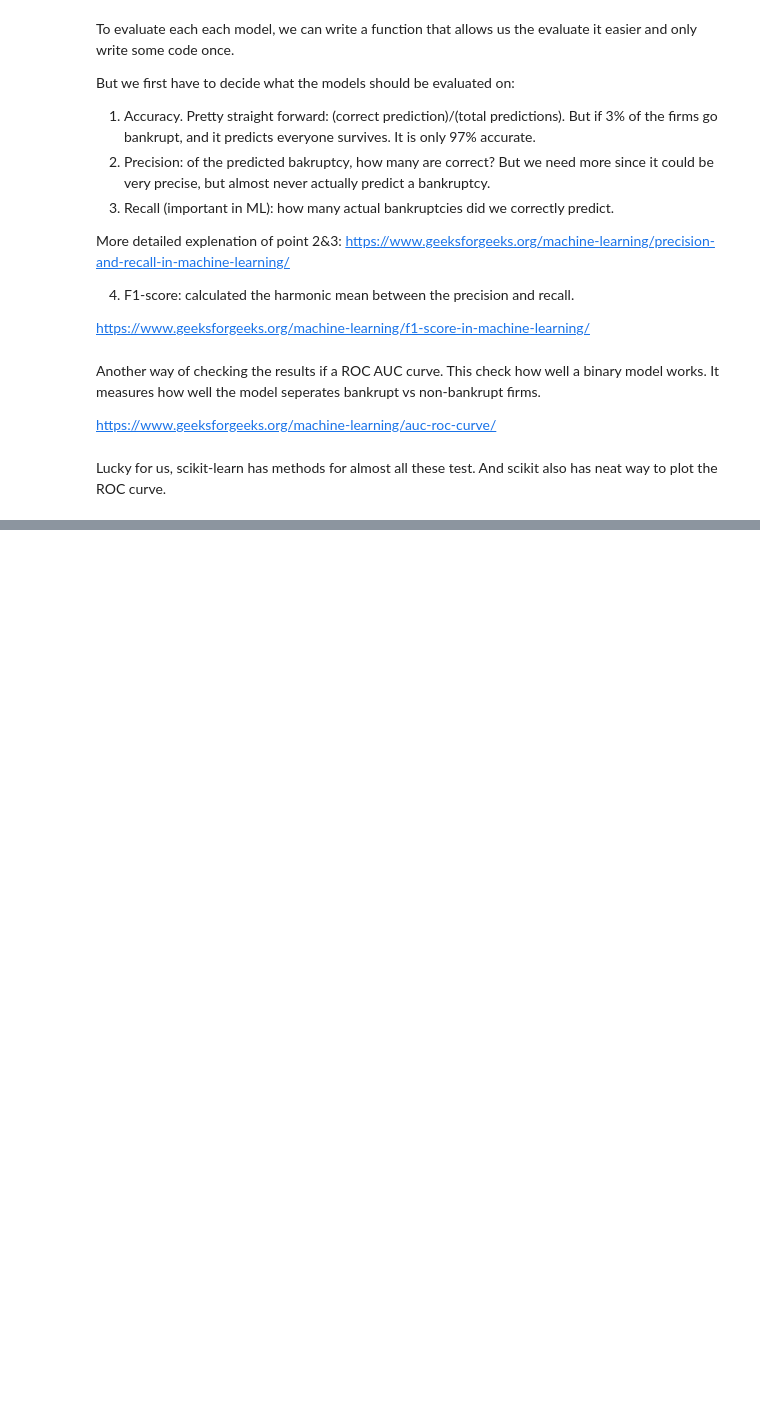
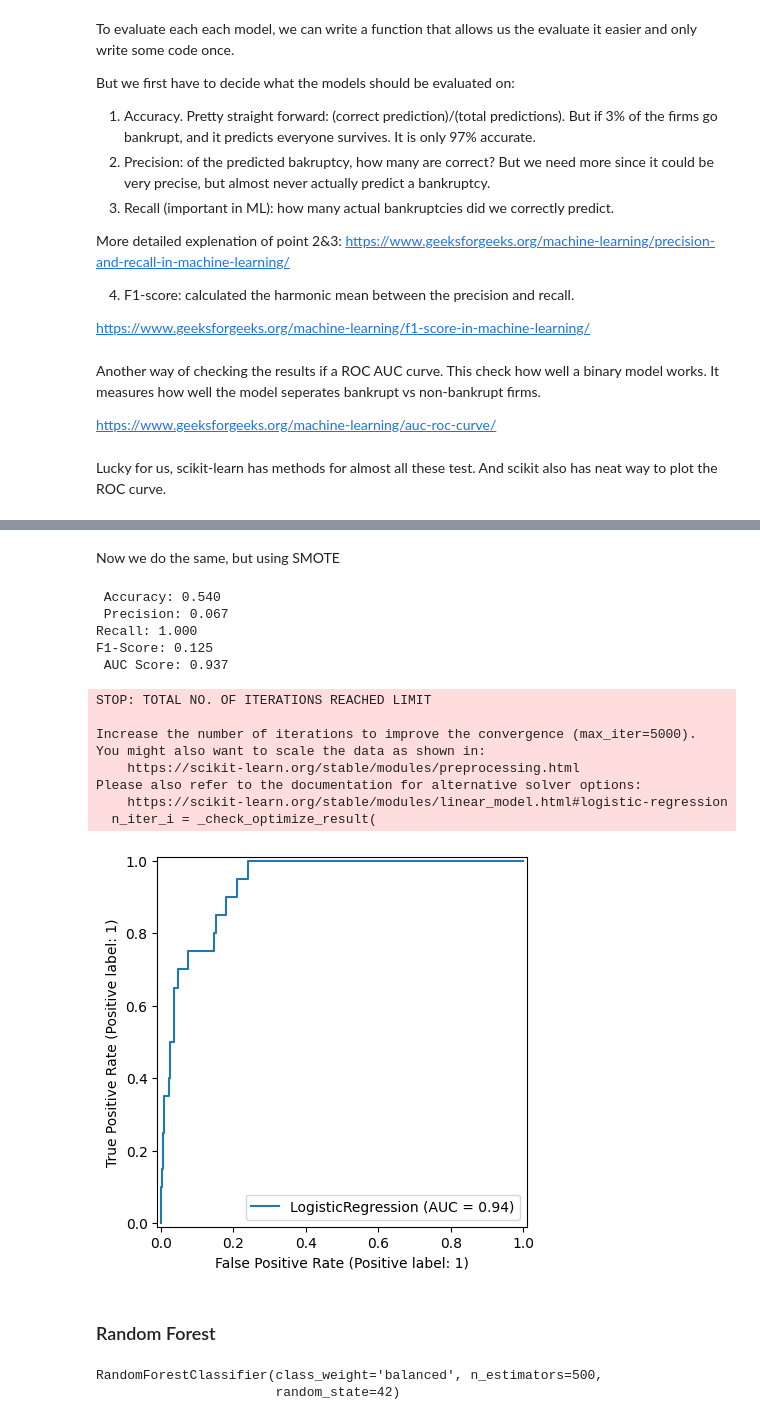
Before and after one commit to Vincent2308/Corporate-Bankruptcy, a Jupyter notebook: notebooks/week2/polish_model.ipynb, the cells around one changed output, grey strips where cells are left out. Cells and saved outputs as stored; diff of their text form; code cells hidden in the pictures; blank space fills up the shorter version.

```diff
--- a/notebooks/week2/polish_model.ipynb
+++ b/notebooks/week2/polish_model.ipynb
@@ -56 +60,8 @@ x_train, x_test, y_train, y_test =  train_test_split(x, y, test_size = 0.2, stra
+# %%
+from sklearn.preprocessing import StandardScaler
+
+scaler = StandardScaler()
+
+x_train_sc = scaler.fit_transform(x_train)
+x_test_sc  = scaler.transform(x_test)
 # %% [markdown]
@@ -118,0 +221,34 @@ def evaluate_model(model, x_test, y_test):
+# %% [markdown]
+Now we do the same, but using SMOTE
+# %%
+lr_sm = LogisticRegression(max_iter = 5000)
+lr_sm.fit(x_train_sc_sm, y_train_sm)
+
+evaluate_model(lr_sm, x_test_sc, y_test)
+# %% [output]
+ Accuracy: 0.540
+ Precision: 0.067
+Recall: 1.000
+F1-Score: 0.125
+ AUC Score: 0.937
+STOP: TOTAL NO. OF ITERATIONS REACHED LIMIT
+
+Increase the number of iterations to improve the convergence (max_iter=5000).
+You might also want to scale the data as shown in:
+    https://scikit-learn.org/stable/modules/preprocessing.html
+Please also refer to the documentation for alternative solver options:
+    https://scikit-learn.org/stable/modules/linear_model.html#logistic-regression
+  n_iter_i = _check_optimize_result(
+[figure, added]
+# %% [markdown]
+### Random Forest
+# %%
+#https://scikit-learn.org/stable/modules/generated/sklearn.ensemble.RandomForestClassifier.html#sklearn.ensemble.RandomForestClassifier
+from sklearn.ensemble import RandomForestClassifier
+
+rf = RandomForestClassifier(n_estimators = 500, class_weight = "balanced", random_state = 42)
+
+rf.fit(x_train_sc, y_train)
+# %% [output]
+RandomForestClassifier(class_weight='balanced', n_estimators=500,
+                       random_state=42)
```
Also changed, not shown: parts of 22 cells of this notebook.
